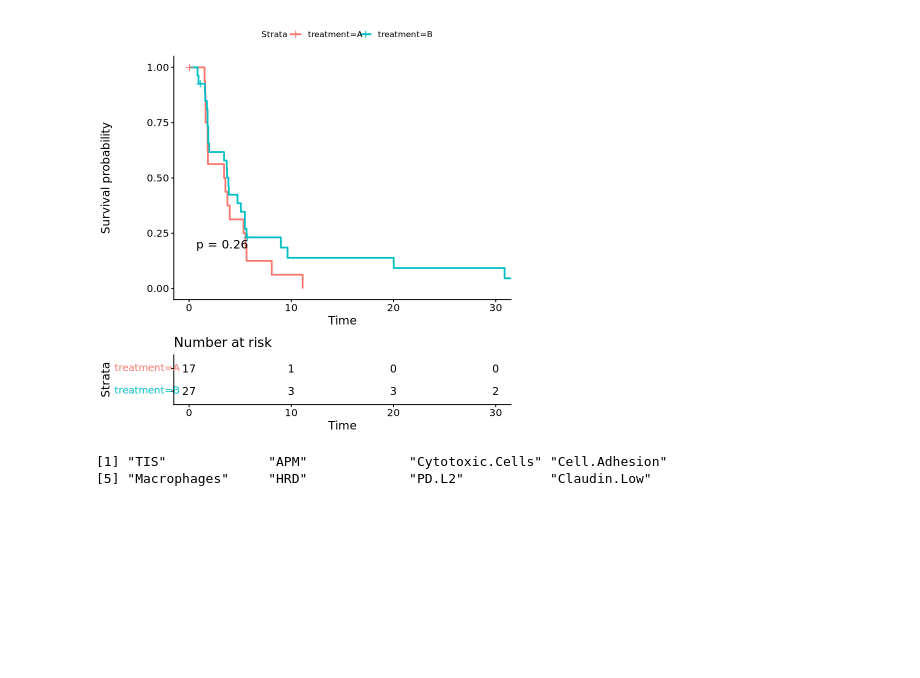
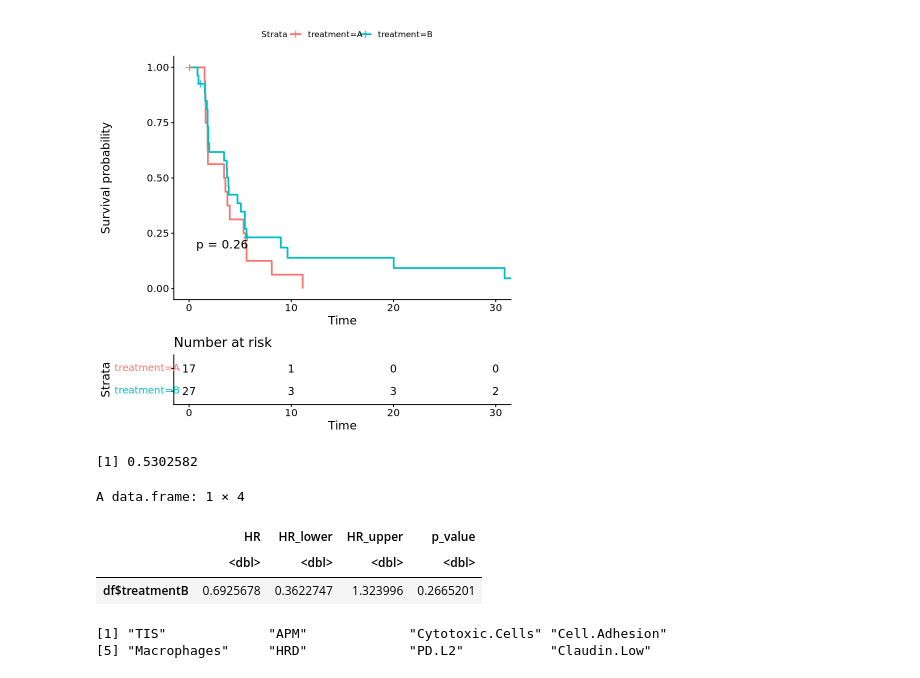
Before and after one commit to zhxiaokang/ALICE, a Jupyter notebook: analysis.ipynb, the cells around one changed output. Cells and saved outputs as stored; diff of their text form; code cells hidden in the pictures; blank space fills up the shorter version.

Commit message:
add ph assumption test for all cox regression

```diff
--- a/analysis.ipynb
+++ b/analysis.ipynb
@@ -33,6 +36,35 @@ Warning message:
 Ignoring unknown labels:
 • colour : "Strata"
 [figure]
+# %%
+# Run Cox regression to estimate the hazard ratio (HR) between treatment groups
+# Check whether Cox regression analyses have met the assumption of proportional hazards
+cox_model <- coxph(surv_object ~ df$treatment)
+ph_test <- cox.zph(cox_model)
+ph_pvalue <- ph_test$table[1, "p"]
+if (ph_pvalue < 0.05) {
+    cat("Warning: Proportional hazards assumption may be violated for treatment variable\n")
+}
+ph_pvalue
+# %% [output]
+[1] 0.5302582
+# %%
+# Check the Cox model summary
+beta <- coef(cox_model)[1]
+se <- sqrt(vcov(cox_model)[1, 1])
+cox_treatment_result <- data.frame(
+    HR = exp(beta),
+    HR_lower = exp(beta - 1.96 * se),
+    HR_upper = exp(beta + 1.96 * se),
+    p_value = summary(cox_model)$coefficients[1, "Pr(>|z|)"],
+    stringsAsFactors = FALSE
+)
+cox_treatment_result
+# %% [output]
+A data.frame: 1 × 4
+|  | HR | HR_lower | HR_upper | p_value |
+|  | <dbl> | <dbl> | <dbl> | <dbl> |
+| df$treatmentB | 0.6925678 | 0.3622747 | 1.323996 | 0.2665201 |
 # %%
 # List the column names of the 8 gene expressions
 cols_to_exclude <- c("treatment", "time.pfs", "event.pfs", "id")
```
Also changed, not shown: parts of 5 cells of this notebook.
